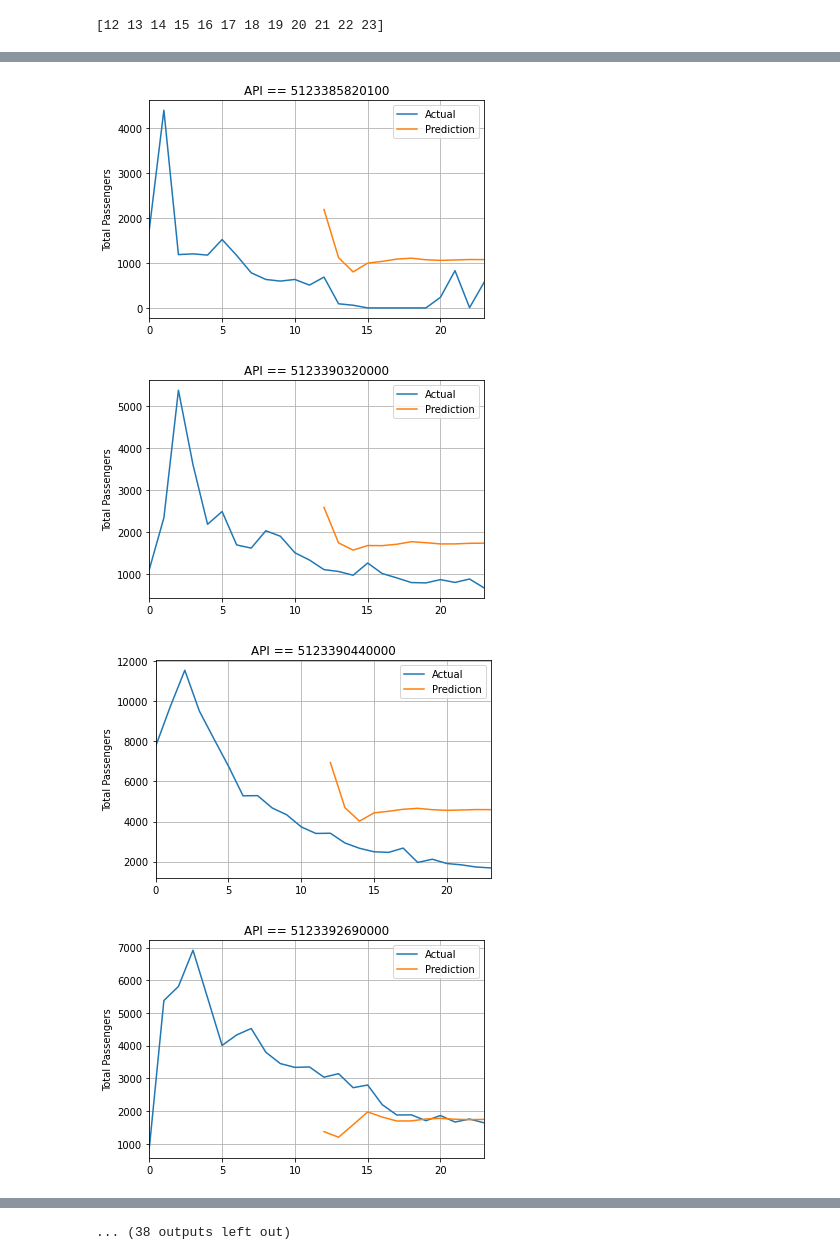
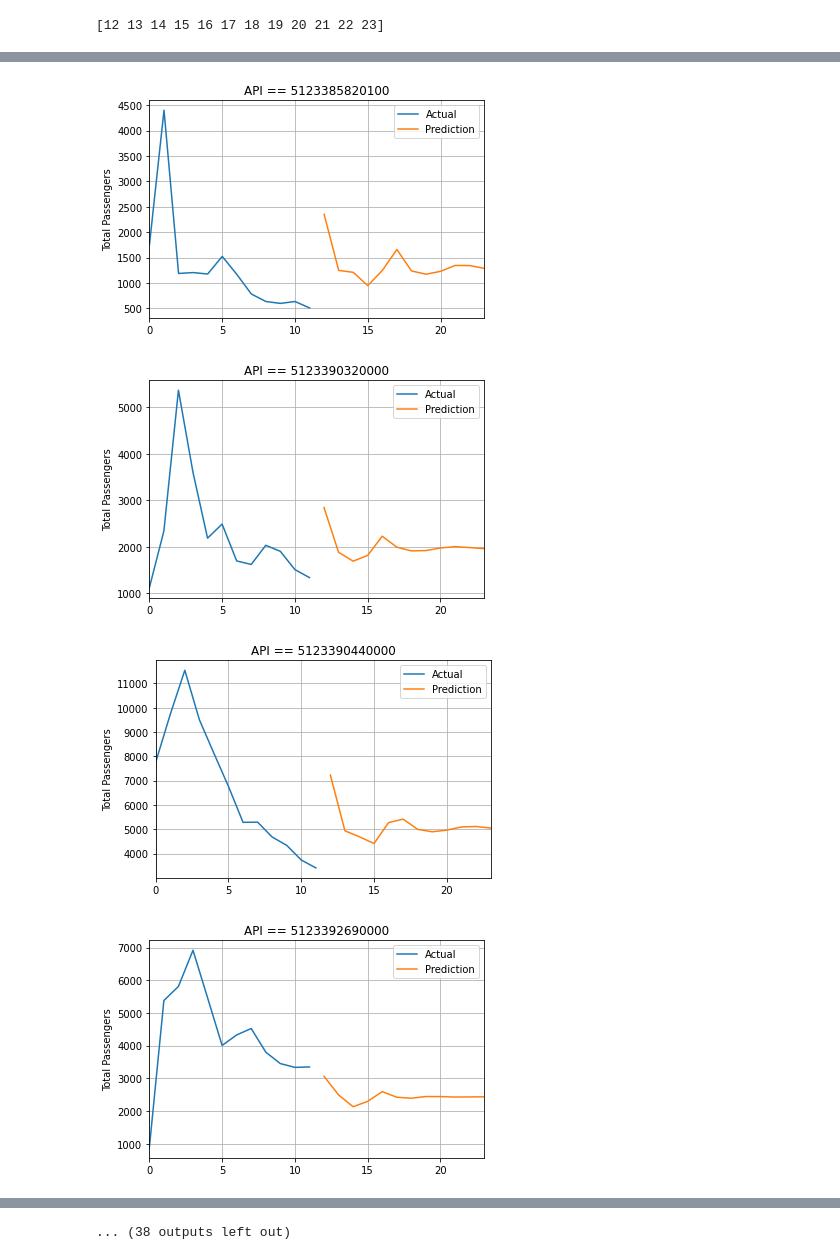
Before and after one commit to ReAlex1902/Oil_production, a Jupyter notebook: scripts/Neural_Networks.ipynb, the cells around one changed output, grey strips where cells are left out. Saved outputs shown, nothing was run; the diff lists cells and outputs as text; code cells hidden in the pictures.

```diff
--- a/scripts/Neural_Networks.ipynb
+++ b/scripts/Neural_Networks.ipynb
@@ -129,7 +129,7 @@ train_inout_seq[api]
 # LSTM
 # %%
 class LSTM(nn.Module):
-    def __init__(self, input_size = 1, hidden_layer_size = 70, num_layers = 4, output_size = 1):
+    def __init__(self, input_size = 1, hidden_layer_size = 80, num_layers = 3, output_size = 1):
         super().__init__()
         self.hidden_layer_size = hidden_layer_size
 
@@ -161,8 +161,8 @@ for api in APIs:    ## checking each API
     for i in range(epochs):
         for sequence, labels in train_inout_seq[api]:
             optimizer.zero_grad()
-            model.hidden_cell = (torch.zeros(8, 1, model.hidden_layer_size),
-                            torch.zeros(8, 1, model.hidden_layer_size))
+            model.hidden_cell = (torch.zeros(6, 1, model.hidden_layer_size),
+                            torch.zeros(6, 1, model.hidden_layer_size))
 
             y_pred = model(sequence)
 
@@ -264,7 +261,7 @@ for api in APIs:
     plt.ylabel('Total Passengers')
     plt.grid(True)
     plt.autoscale(axis='x', tight=True)
-    plt.plot(df[api][:], label = 'Actual')
+    plt.plot(df[api][:12], label = 'Actual')
     plt.plot(x,actual_predictions[api], label = 'Prediction')
     plt.legend()
     plt.show()
@@ -276,4 +273,4 @@ for api in APIs:
-[figure, old version]
+[figure, new version]
-[figure, old version]
+[figure, new version]
-[figure, old version]
+[figure, new version]
-[figure, old version]
+[figure, new version]
```
Also changed, not shown: parts of 4 cells of this notebook.
